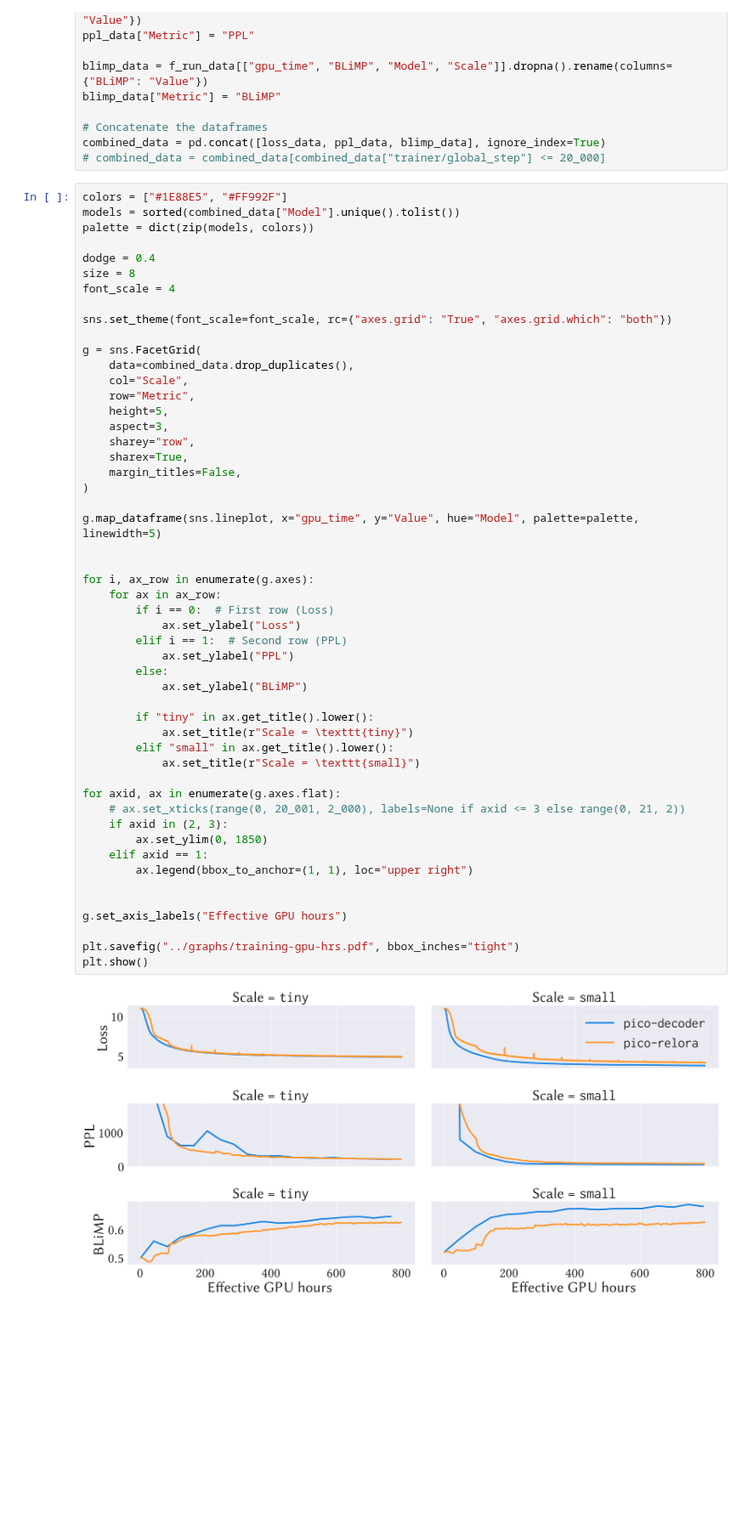
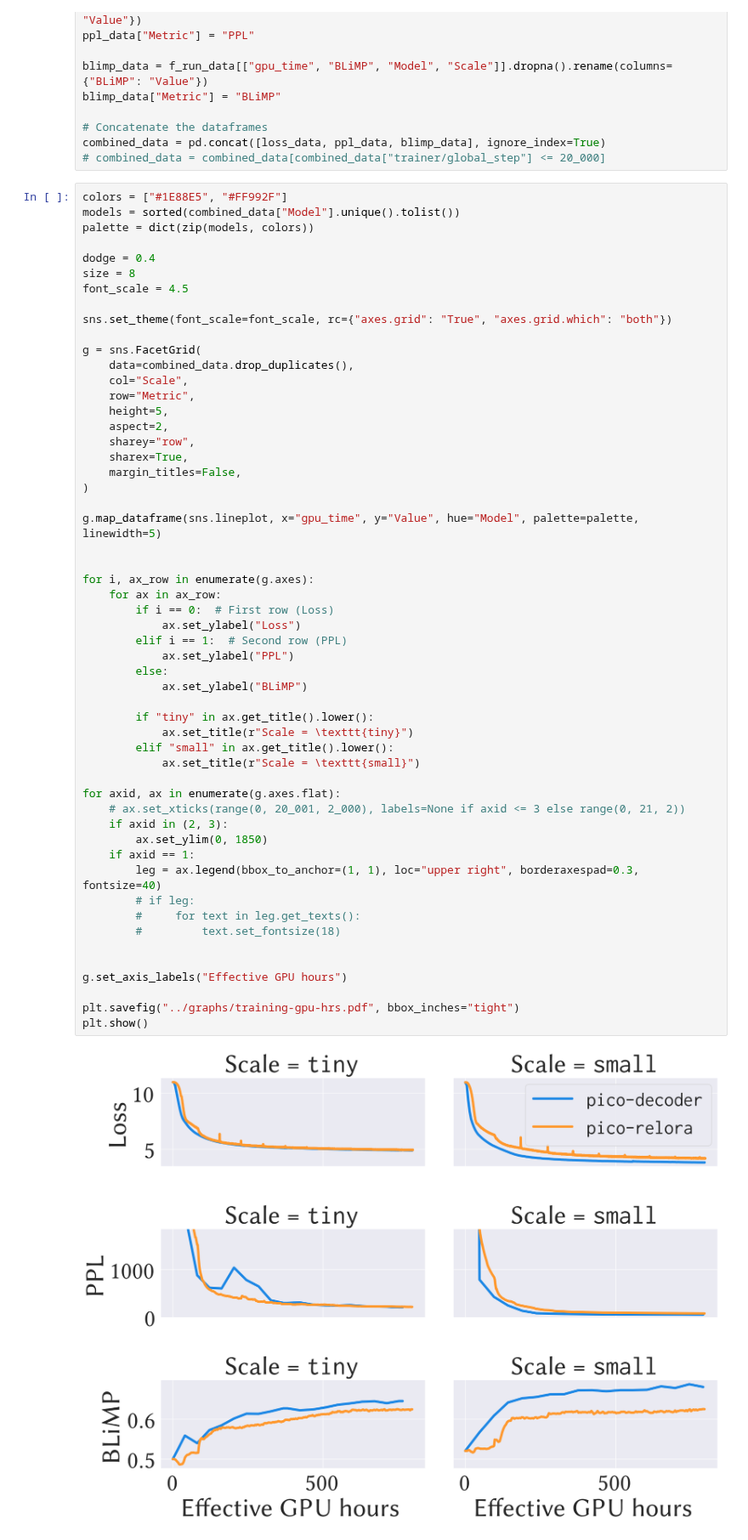
Before and after one commit to Yu-val-weiss/relora-pico, a Jupyter notebook: notebooks/training-plots-time.ipynb, the cells around one changed output. Shown at 85% size. Drawn from its saved outputs; the diff is of its cells as text; blank space fills up the shorter version.

Commit message:
update some plots

```diff
--- a/notebooks/training-plots-time.ipynb
+++ b/notebooks/training-plots-time.ipynb
@@ -176,7 +176,7 @@ palette = dict(zip(models, colors))
 
 dodge = 0.4
 size = 8
-font_scale = 4
+font_scale = 4.5
 
 sns.set_theme(font_scale=font_scale, rc={"axes.grid": "True", "axes.grid.which": "both"})
 
@@ -185,40 +185,43 @@ g = sns.FacetGrid(
     col="Scale",
     row="Metric",
     height=5,
-    aspect=3,
+    aspect=2,
     sharey="row",
     sharex=True,
     margin_titles=False,
 )
 
 g.map_dataframe(sns.lineplot, x="gpu_time", y="Value", hue="Model", palette=palette, linewidth=5)
 
 
 for i, ax_row in enumerate(g.axes):
     for ax in ax_row:
         if i == 0:  # First row (Loss)
             ax.set_ylabel("Loss")
         elif i == 1:  # Second row (PPL)
             ax.set_ylabel("PPL")
         else:
             ax.set_ylabel("BLiMP")
 
         if "tiny" in ax.get_title().lower():
             ax.set_title(r"Scale = \texttt{tiny}")
         elif "small" in ax.get_title().lower():
             ax.set_title(r"Scale = \texttt{small}")
 
 for axid, ax in enumerate(g.axes.flat):
     # ax.set_xticks(range(0, 20_001, 2_000), labels=None if axid <= 3 else range(0, 21, 2))
     if axid in (2, 3):
         ax.set_ylim(0, 1850)
-    elif axid == 1:
-        ax.legend(bbox_to_anchor=(1, 1), loc="upper right")
+    if axid == 1:
+        leg = ax.legend(bbox_to_anchor=(1, 1), loc="upper right", borderaxespad=0.3, fontsize=40)
+        # if leg:
+        #     for text in leg.get_texts():
+        #         text.set_fontsize(18)
 
 
 g.set_axis_labels("Effective GPU hours")
 
 plt.savefig("../graphs/training-gpu-hrs.pdf", bbox_inches="tight")
 plt.show()
 # %% [output]
-[figure, old version]
+[figure, new version]
```
Also changed, not shown: 8 other files.
